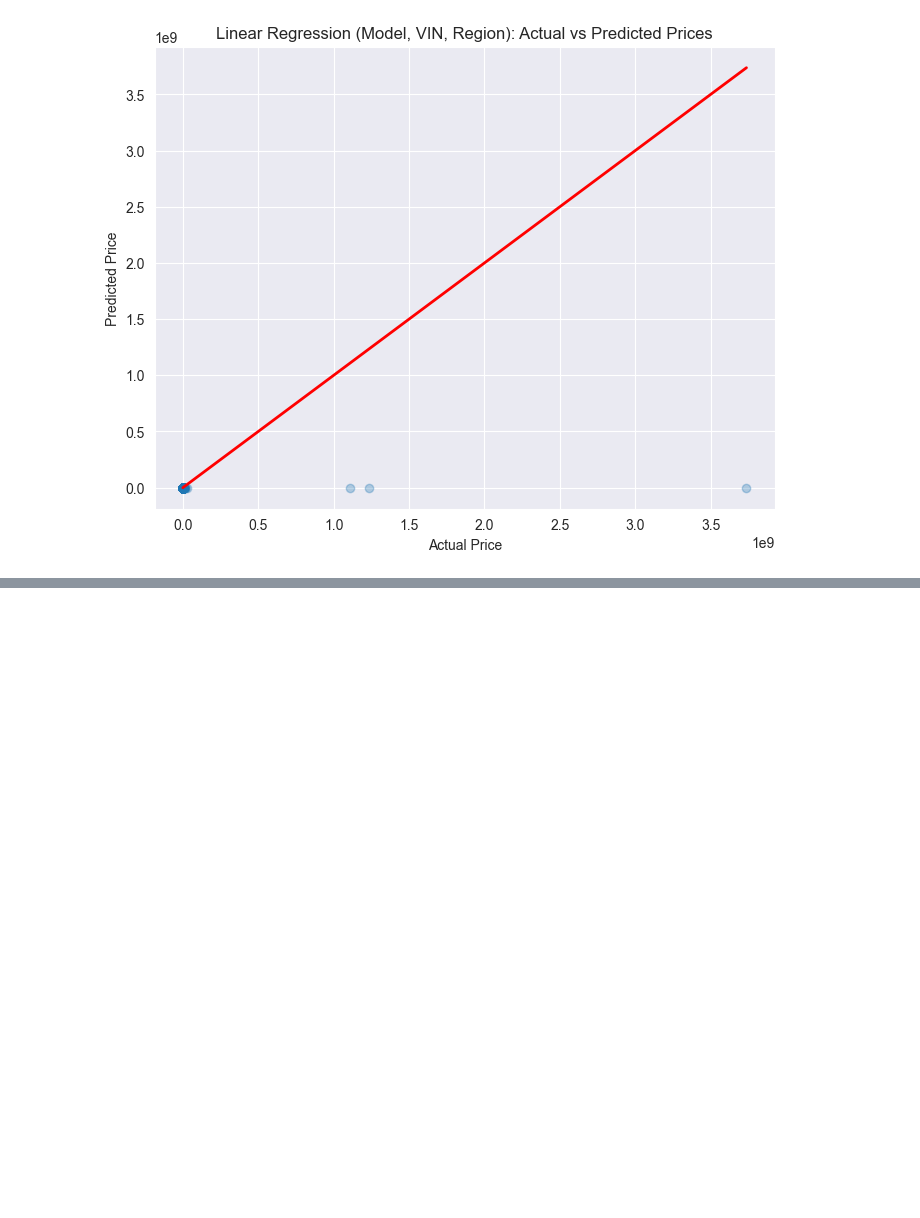
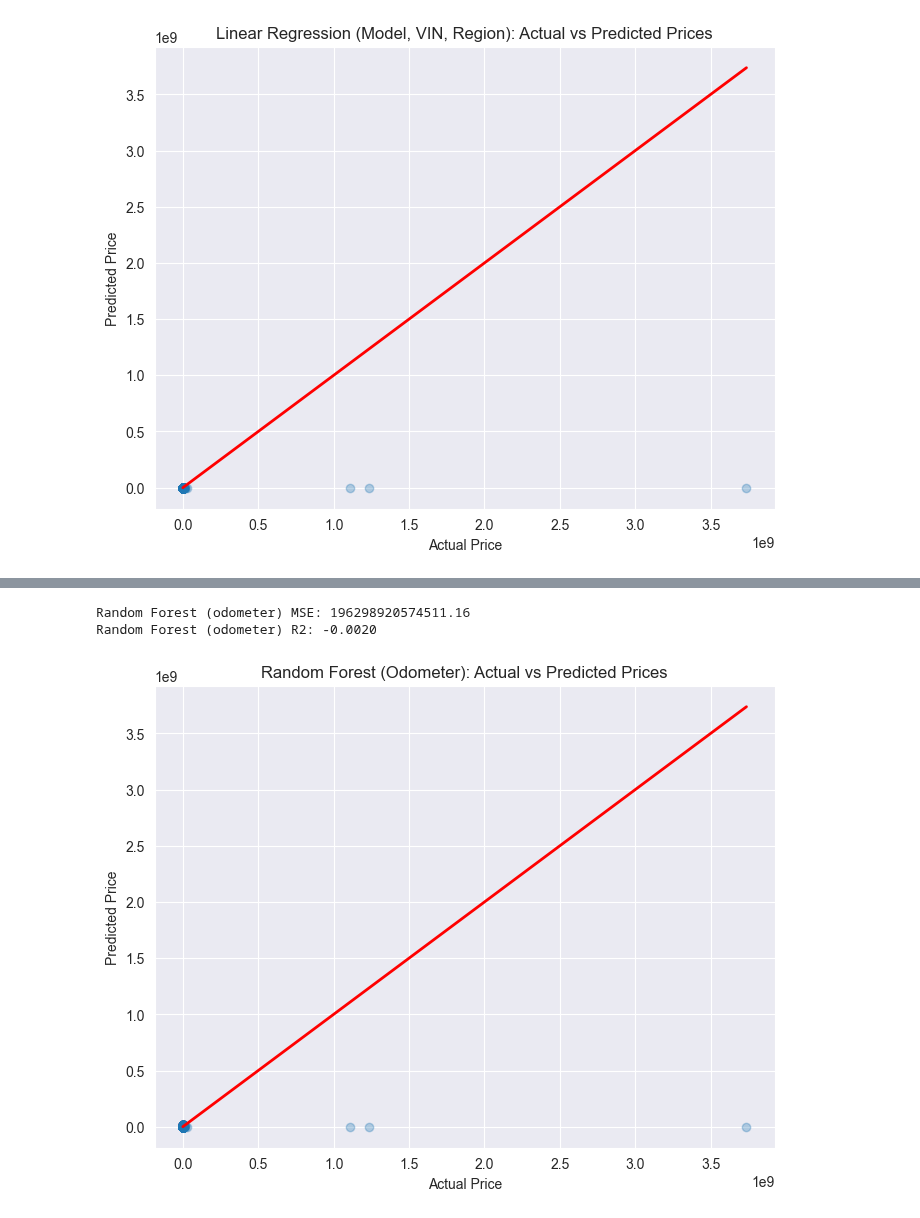
Before and after one commit to licyambrose/carpriceproject, a Jupyter notebook: used_car_price.ipynb, the cells around one changed output, grey strips where cells are left out. Cells and saved outputs as stored; diff of their text form; code cells hidden in the pictures; blank space fills up the shorter version.

```diff
--- a/used_car_price.ipynb
+++ b/used_car_price.ipynb
@@ -573,0 +599,41 @@ Random Forest R2: -0.3255
+# %%
+from sklearn.ensemble import RandomForestRegressor
+from sklearn.model_selection import train_test_split
+from sklearn.metrics import mean_squared_error, r2_score
+import matplotlib.pyplot as plt
+import pandas as pd
+
+# Load cleaned data
+data = pd.read_csv('data/vehicles_cleaned.csv')
+
+# Prepare features and target (using only 'odometer')
+X = data[['odometer']].apply(pd.to_numeric, errors='coerce').fillna(0)
+y = pd.to_numeric(data['price'], errors='coerce').fillna(0)
+
+# Train/test split
+X_train, X_test, y_train, y_test = train_test_split(X, y, test_size=0.2, random_state=42)
+
+# Fit Random Forest model
+rf_odo = RandomForestRegressor(n_estimators=100, random_state=42, n_jobs=-1)
+rf_odo.fit(X_train, y_train)
+
+# Predict and evaluate
+y_pred = rf_odo.predict(X_test)
+mse = mean_squared_error(y_test, y_pred)
+r2 = r2_score(y_test, y_pred)
+print(f"Random Forest (odometer) MSE: {mse:.2f}")
+print(f"Random Forest (odometer) R2: {r2:.4f}")
+
+# Plot actual vs predicted prices
+plt.figure(figsize=(8, 6))
+plt.scatter(y_test, y_pred, alpha=0.3)
+plt.xlabel('Actual Price')
+plt.ylabel('Predicted Price')
+plt.title('Random Forest (Odometer): Actual vs Predicted Prices')
+plt.plot([y_test.min(), y_test.max()], [y_test.min(), y_test.max()], color='red', lw=2)
+plt.grid(True)
+plt.show()
+# %% [output]
+Random Forest (odometer) MSE: 196298920574511.16
+Random Forest (odometer) R2: -0.0020
+[figure, added]
```
Also changed, not shown: parts of 1 cell of this notebook.
